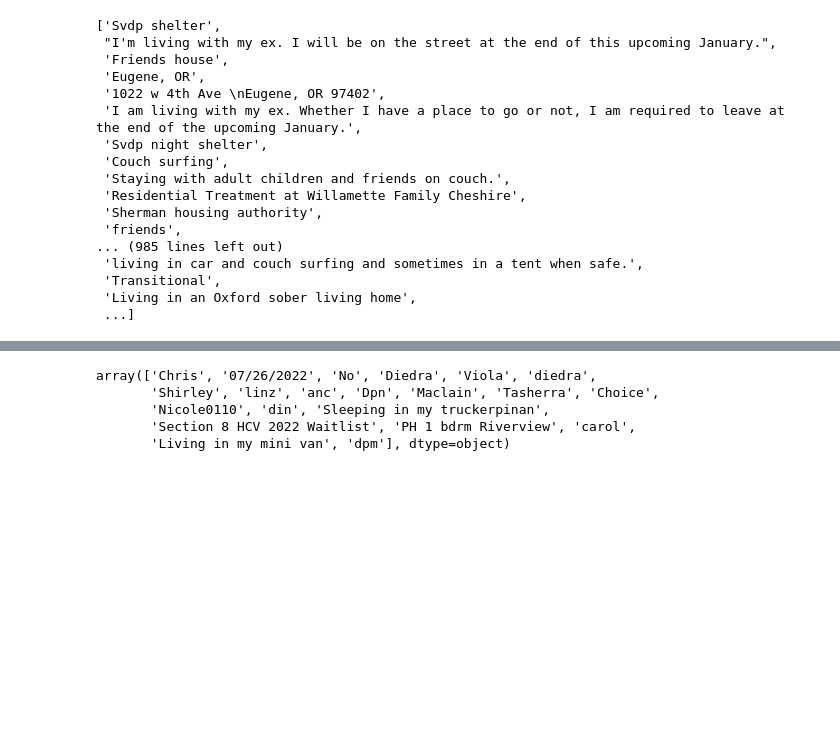
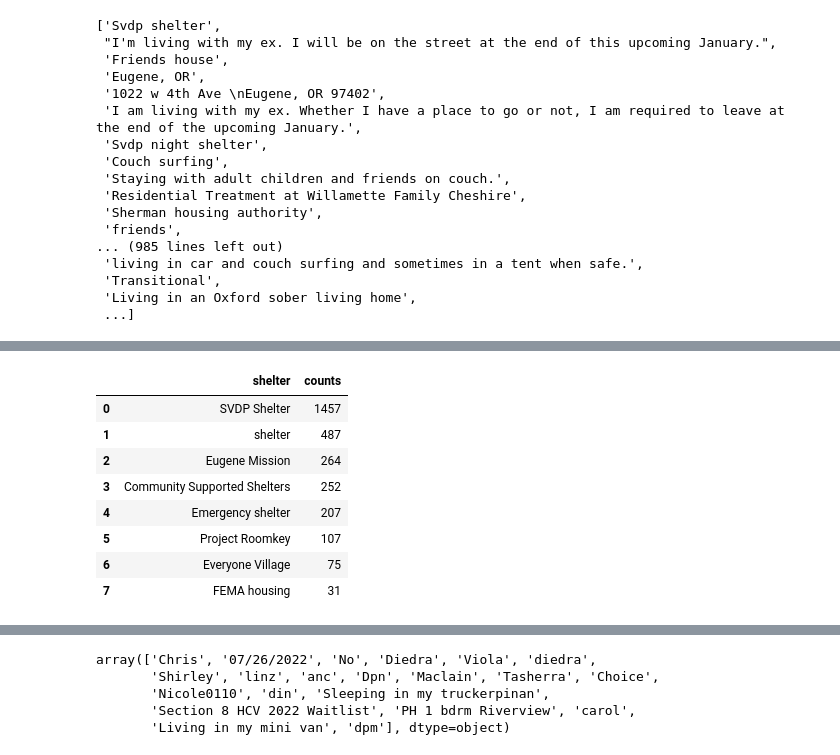
Before and after one commit to dongmeic/LCOG_support, a Jupyter notebook: Lane/HomesforGood.ipynb, the cells around one changed output, grey strips where cells are left out. Saved outputs shown, nothing was run; the diff lists cells and outputs as text; code cells hidden in the pictures; blank space fills up the shorter version.

```diff
--- a/Lane/HomesforGood.ipynb
+++ b/Lane/HomesforGood.ipynb
@@ -33,0 +92,12 @@ list(aqh.loc[(aqh.Preference=='P7') & (aqh.Answer=='Yes'), 'Response'].unique())
+# %%
+p7[p7.P7BCat == "Shelter"]["P7SCat"].value_counts().rename_axis('shelter').reset_index(name='counts')
+# %% [output]
+|  | shelter | counts |
+| 0 | SVDP Shelter | 1457 |
+| 1 | shelter | 487 |
+| 2 | Eugene Mission | 264 |
+| 3 | Community Supported Shelters | 252 |
+| 4 | Emergency shelter | 207 |
+| 5 | Project Roomkey | 107 |
+| 6 | Everyone Village | 75 |
+| 7 | FEMA housing | 31 |
```
Also changed, not shown: parts of 19 cells of this notebook, 1 other file.
